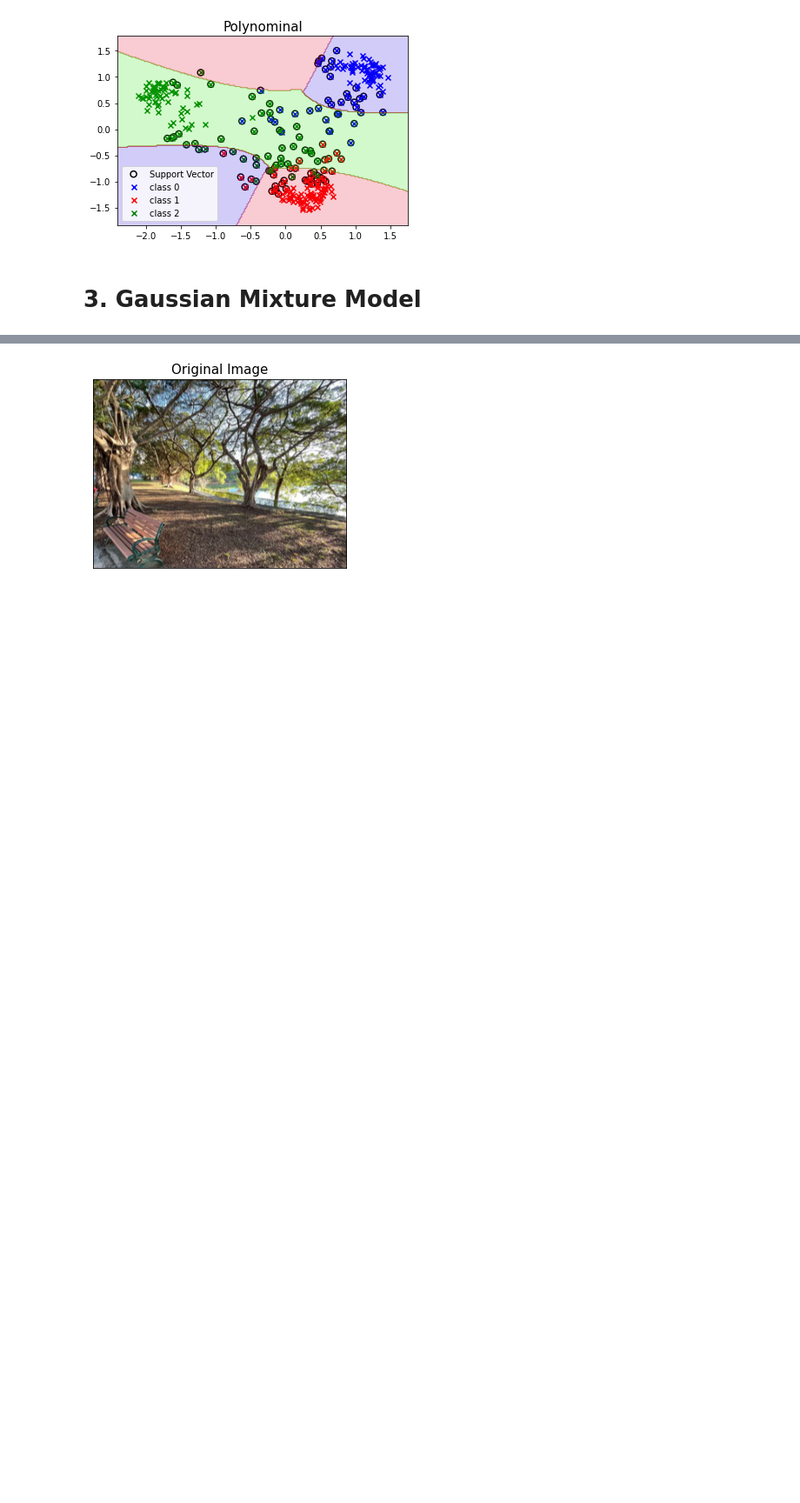
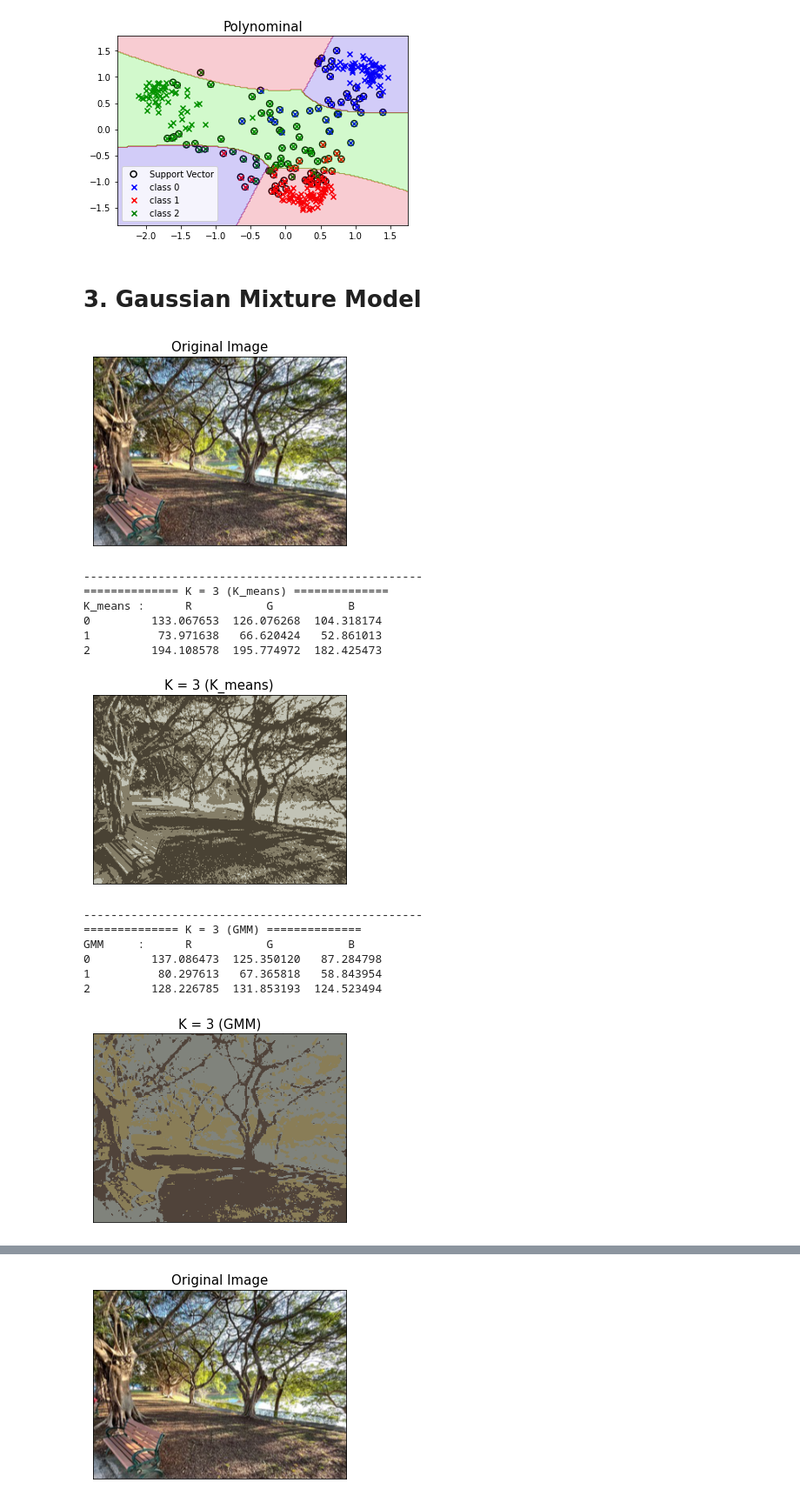
Before and after one commit to Louis5228/2020-Machine-Learning, a Jupyter notebook: hw3_309512014.ipynb, the cells around one changed output, grey strips where cells are left out. Shown at 87% size. Cells and saved outputs as stored; diff of their text form; code cells hidden in the pictures; blank space fills up the shorter version.

Commit message:
Change K-means and plotting function

```diff
--- a/hw3_309512014.ipynb
+++ b/hw3_309512014.ipynb
@@ -325,16 +364,14 @@ def plot_log(likelihood_records):
 
   # Save image to Google Drive
   # plt.savefig('/content/gdrive/My Drive/Machine_Learning/HW3/log_likelihood_'+str(k)+'.png')
-# %%
-def print_table(K, mu, _type):
-  table = pt.PrettyTable()
-  table.add_column(_type, [k for k in range(K)])
-  table.add_column('R', [r for r in (mu[:, 0]*255).astype(int)])
-  table.add_column('G', [g for g in (mu[:, 1]*255).astype(int)])
-  table.add_column('B', [b for b in (mu[:, 2]*255).astype(int)])
-  print('-'*50)
-  print("======= K = %d (%s) =======" % (k, _type))
-  print(table)
+# %%
+def print_table(K, mu, _type):
+  mu = mu * 255
+  print('-'*50)
+  print("============== K = %d (%s) ==============" % (K, _type))
+  print("%-8s:      R           G           B" % (_type))
+  for k in range(K):
+    print("%-8d  %10f  %10f  %10f" % (k, mu[k,0], mu[k,1], mu[k,2]))
 # %%
 def plot_img(mu, rnk, gaussians, _type):
   if _type == 'K_means':
@@ -350,3 +387,52 @@ def plot_img(mu, rnk, gaussians, _type):
   # Save image to Google Drive
   # disp = Image.fromarray(new_img.reshape(height, width, depth).astype('uint8'))
   # disp.save('/content/gdrive/My Drive/Machine_Learning/HW3/'+_type+str(k)+'.png')
+# %%
+# K_l = [3, 5, 7, 10]
+K_l = [3]
+
+plot_original_img()
+for k in K_l:
+  # 群集中心和元素的數量
+  seed_num = k
+
+  # 初始群集中心
+  kx = np.random.randint(0, 256, seed_num) / 255.0
+  ky = np.random.randint(0, 256, seed_num) / 255.0
+  kz = np.random.randint(0, 256, seed_num) / 255.0
+
+  # K_means
+  while(True):
+    team, rnk = cluster(x, y, z, kx, ky, kz)
+    nkx, nky, nkz = re_seed(team, kx, ky, kz)
+    if nkx == list(kx) and nky == list(ky) and nkz == list(kz):
+      k_means_mu = np.column_stack((np.array(nkx), np.array(nky), np.array(nkz)))
+      k_means_rnk = rnk
+      break
+    else:
+      kx, ky, kz = nkx, nky, nkz
+
+  print_table(k, k_means_mu, 'K_means')
+  plot_img(k_means_mu, k_means_rnk, None, 'K_means')
+
+  gmm_mu, gmm_gauss, gmm_likelihood_records = GMM(data, k, k_means_mu, k_means_rnk)
+
+  print_table(k, gmm_mu, 'GMM')
+  plot_img(gmm_mu, None, gmm_gauss, 'GMM')
+  plot_log(gmm_likelihood_records)
+# %% [output]
+[figure, added]
+--------------------------------------------------
+============== K = 3 (K_means) ==============
+K_means :      R           G           B
+0         133.067653  126.076268  104.318174
+1          73.971638   66.620424   52.861013
+2         194.108578  195.774972  182.425473
+[figure, added]
+--------------------------------------------------
+============== K = 3 (GMM) ==============
+GMM     :      R           G           B
+0         137.086473  125.350120   87.284798
+1          80.297613   67.365818   58.843954
+2         128.226785  131.853193  124.523494
+[figure, added]
```
Also changed, not shown: parts of 3 cells of this notebook.
